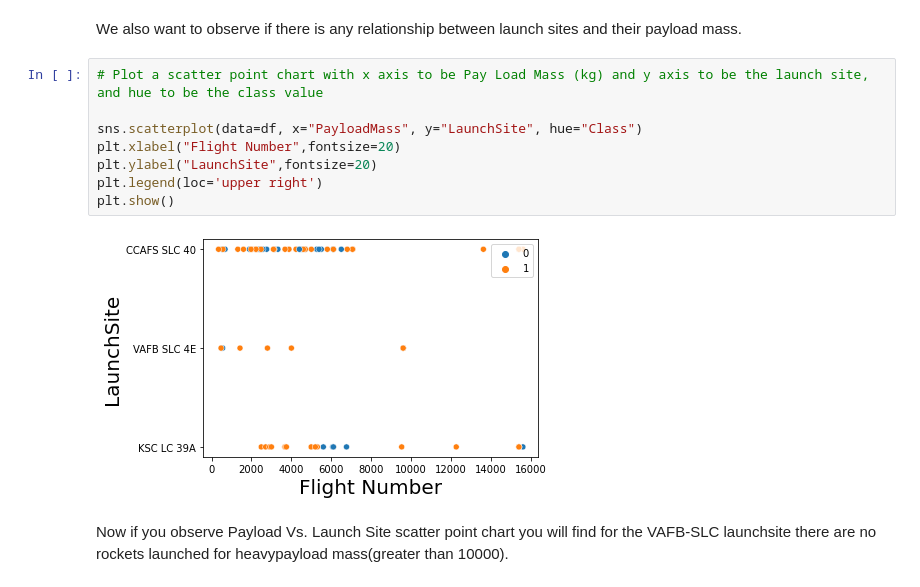
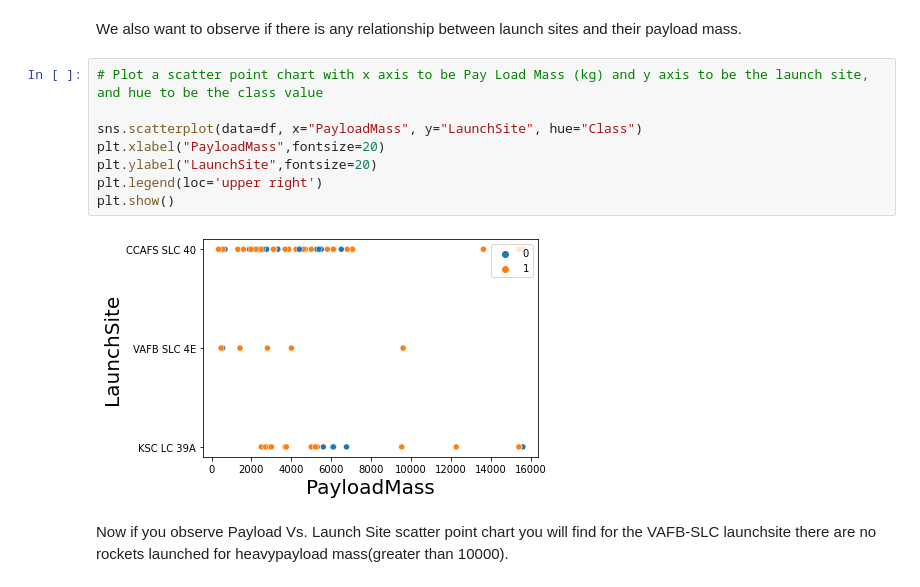
Before and after one commit to adelguo/SpaceX, a Jupyter notebook: jupyter-labs-eda-dataviz (1).ipynb, the cells around one changed output. Cells and saved outputs as stored; diff of their text form.

```diff
--- a/jupyter-labs-eda-dataviz (1).ipynb
+++ b/jupyter-labs-eda-dataviz (1).ipynb
@@ -99,13 +99,13 @@ We also want to observe if there is any relationship between launch sites and th
 # %%
 # Plot a scatter point chart with x axis to be Pay Load Mass (kg) and y axis to be the launch site, and hue to be the class value
 
 sns.scatterplot(data=df, x="PayloadMass", y="LaunchSite", hue="Class")
-plt.xlabel("Flight Number",fontsize=20)
+plt.xlabel("PayloadMass",fontsize=20)
 plt.ylabel("LaunchSite",fontsize=20)
 plt.legend(loc='upper right')
 plt.show()
 # %% [output]
-[figure, old version]
+[figure, new version]
 # %% [markdown]
 Now if you observe Payload Vs. Launch Site scatter point chart you will find for the VAFB-SLC  launchsite there are no  rockets  launched for  heavypayload mass(greater than 10000).
 # %% [markdown]
```
Also changed, not shown: parts of 1 cell of this notebook.
